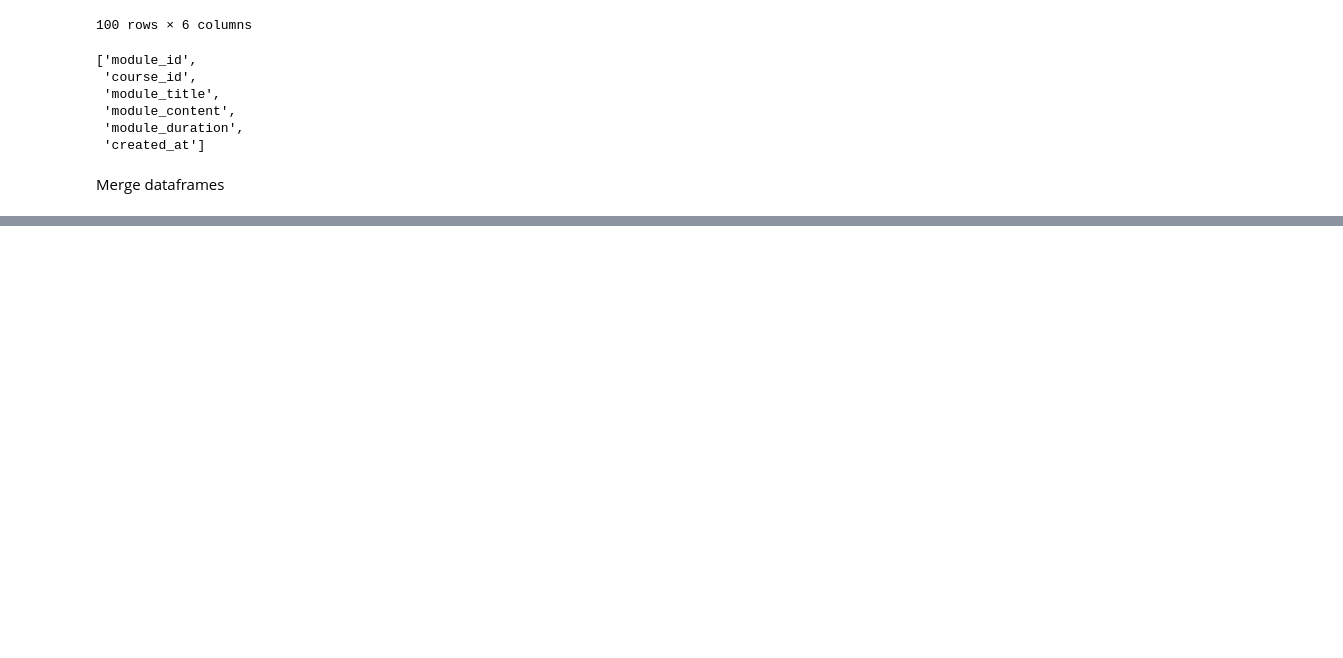
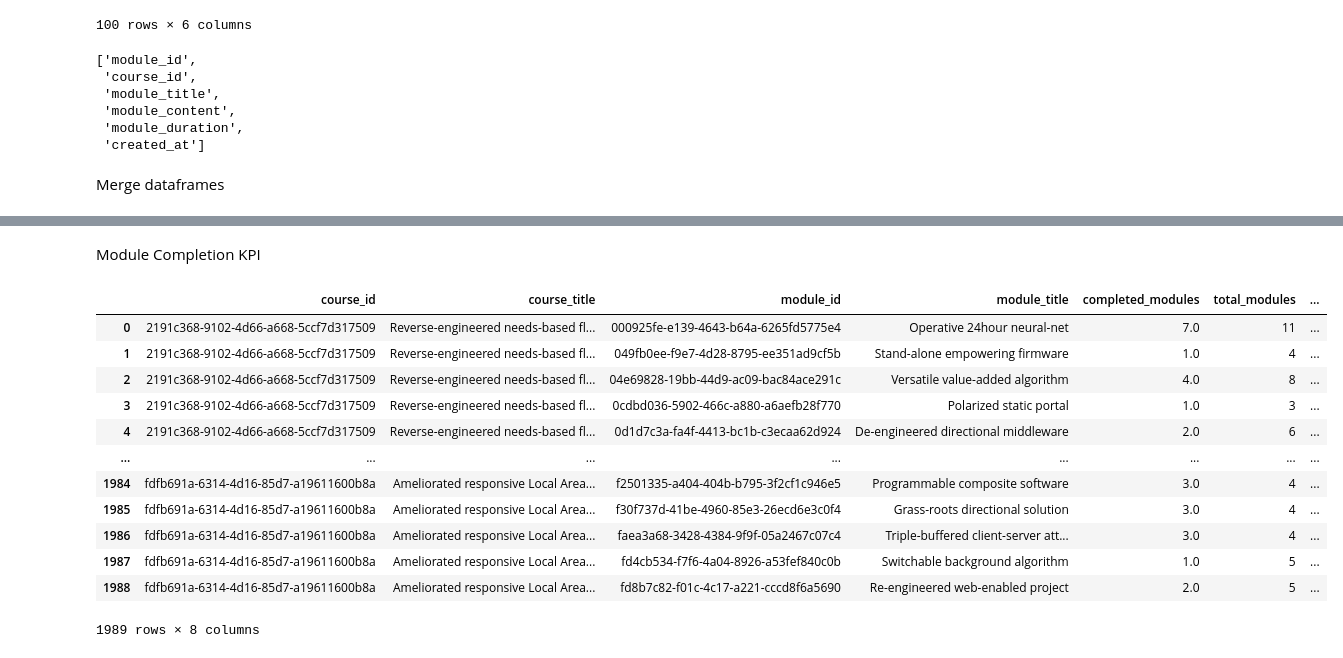
Before and after one commit to vikasreddy1406/Course_completion_project, a Jupyter notebook: data_engineering/data_report_script.ipynb, the cells around one changed output, grey strips where cells are left out. Saved outputs shown, nothing was run; the diff lists cells and outputs as text; code cells hidden in the pictures; blank space fills up the shorter version.

```diff
--- a/data_engineering/data_report_script.ipynb
+++ b/data_engineering/data_report_script.ipynb
@@ -149,0 +391,26 @@ KeyError: 'course_id'
+# %% [markdown]
+Module Completion KPI
+# %%
+
+module_completion_kpi = final_df.groupby(['course_id', 'course_title', 'module_id', 'module_title']).agg(
+    completed_modules=('is_completed', 'sum'),
+    total_modules=('module_id', 'count'),
+    module_completion_rate=('is_completed', lambda x: (x.sum() / len(x)) * 100),
+    total_module_duration=('module_duration', 'sum')
+).reset_index()
+
+display(module_completion_kpi)
+# %% [output]
+|  | course_id | course_title | module_id | module_title | completed_modules | total_modules | ... |
+| 0 | 2191c368-9102-4d66-a668-5ccf7d317509 | Reverse-engineered needs-based fl... | 000925fe-e139-4643-b64a-6265fd5775e4 | Operative 24hour neural-net | 7.0 | 11 | ... |
+| 1 | 2191c368-9102-4d66-a668-5ccf7d317509 | Reverse-engineered needs-based fl... | 049fb0ee-f9e7-4d28-8795-ee351ad9cf5b | Stand-alone empowering firmware | 1.0 | 4 | ... |
+| 2 | 2191c368-9102-4d66-a668-5ccf7d317509 | Reverse-engineered needs-based fl... | 04e69828-19bb-44d9-ac09-bac84ace291c | Versatile value-added algorithm | 4.0 | 8 | ... |
+| 3 | 2191c368-9102-4d66-a668-5ccf7d317509 | Reverse-engineered needs-based fl... | 0cdbd036-5902-466c-a880-a6aefb28f770 | Polarized static portal | 1.0 | 3 | ... |
+| 4 | 2191c368-9102-4d66-a668-5ccf7d317509 | Reverse-engineered needs-based fl... | 0d1d7c3a-fa4f-4413-bc1b-c3ecaa62d924 | De-engineered directional middleware | 2.0 | 6 | ... |
+| ... | ... | ... | ... | ... | ... | ... | ... |
+| 1984 | fdfb691a-6314-4d16-85d7-a19611600b8a | Ameliorated responsive Local Area... | f2501335-a404-404b-b795-3f2cf1c946e5 | Programmable composite software | 3.0 | 4 | ... |
+| 1985 | fdfb691a-6314-4d16-85d7-a19611600b8a | Ameliorated responsive Local Area... | f30f737d-41be-4960-85e3-26ecd6e3c0f4 | Grass-roots directional solution | 3.0 | 4 | ... |
+| 1986 | fdfb691a-6314-4d16-85d7-a19611600b8a | Ameliorated responsive Local Area... | faea3a68-3428-4384-9f9f-05a2467c07c4 | Triple-buffered client-server att... | 3.0 | 4 | ... |
+| 1987 | fdfb691a-6314-4d16-85d7-a19611600b8a | Ameliorated responsive Local Area... | fd4cb534-f7f6-4a04-8926-a53fef840c0b | Switchable background algorithm | 1.0 | 5 | ... |
+| 1988 | fdfb691a-6314-4d16-85d7-a19611600b8a | Ameliorated responsive Local Area... | fd8b7c82-f01c-4c17-a221-cccd8f6a5690 | Re-engineered web-enabled project | 2.0 | 5 | ... |
+1989 rows × 8 columns
```
Also changed, not shown: parts of 31 cells of this notebook, 15 other files.
